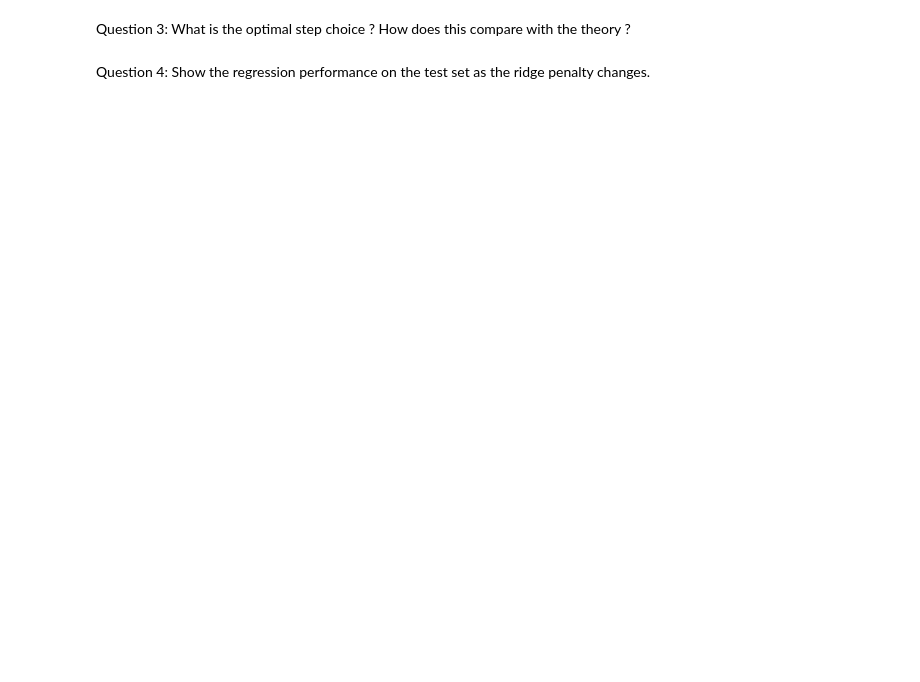
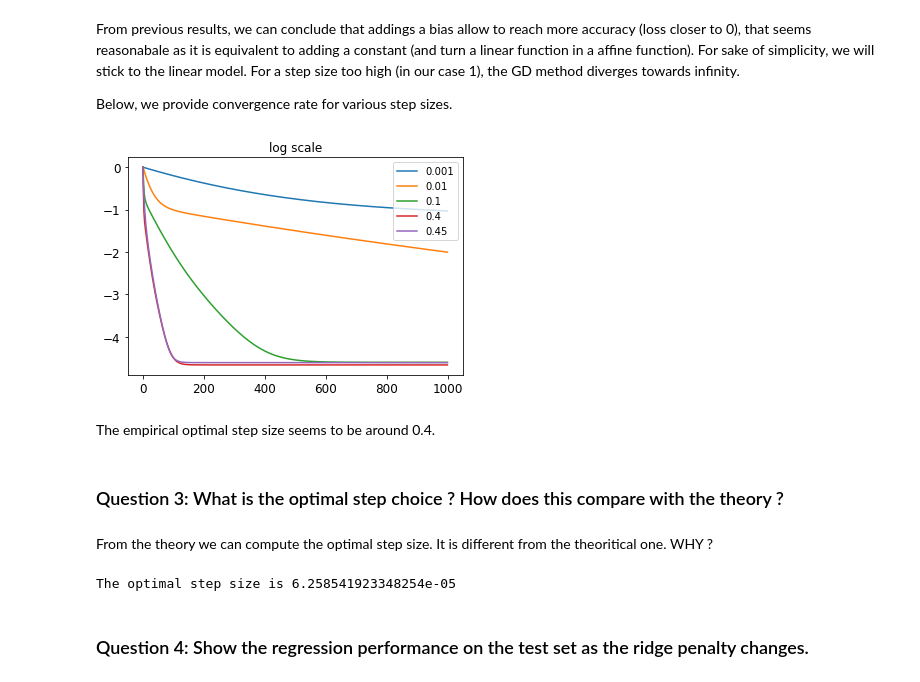
Before and after one commit to kunschg/Optimization-for-ML-, a Jupyter notebook: Part1-gradient-descent.ipynb, the cells around one changed output. Cells and saved outputs as stored; diff of their text form; code cells hidden in the pictures; blank space fills up the shorter version.

```diff
--- a/Part1-gradient-descent.ipynb
+++ b/Part1-gradient-descent.ipynb
@@ -28,0 +100,18 @@ Question 2: Implement gradient descent for regression (l2 loss) or classificatio
+# %%
+TRAINING_RATIO = 0.75
+
+N = len(Y_shuffled) #numbers of rows
+D = len(A_shuffled[0,:]) #number of features
+N_TRAIN = int(TRAINING_RATIO*N) # number of rows in the training set
+N_TEST = N - N_TRAIN # number of rows in the test set
+
+A_train = A_shuffled[:N_TRAIN,:]
+Y_train = Y_shuffled[:N_TRAIN]
+
+A_test = A_shuffled[N_TRAIN:,:]
+Y_test = Y_shuffled[N_TRAIN:]
+
+#we will normalize our data as well to better performance (less anisotropy, so the Gradient descent sould be faster)
+mean = A_train.mean(axis=0)
+std = A_train.std(axis=0)
+A_train = (A_train-mean)/std
@@ -29,4 +182,52 @@ Question 2: Implement gradient descent for regression (l2 loss) or classificatio
+# %% [markdown]
+From previous results, we can conclude that addings a bias allow to reach more accuracy (loss closer to 0), that seems reasonabale as it is equivalent to adding a constant (and turn a linear function in a affine function). For sake of simplicity, we will stick to the linear model.
+For a step size too high (in our case 1), the GD method diverges towards infinity.
+
+Below, we provide convergence rate for various step sizes.
+# %%
+niter = 1000
+ridge_parameter = 0.2
+flist = np.zeros((niter,1))
+
+step_size_mult = [0.001,0.01,0.1,0.4,0.45]
+
+xopt = np.linalg.solve( A_train.transpose().dot(A_train) + ridge_parameter*np.eye(D), A_train.transpose().dot(Y_train) )
+plt.clf
+
+fig, ax  = plt.subplots(1, 1)
+
+for istep in np.arange(0,5):
+    step_size = step_size_mult[istep]
+
+    x = np.random.rand(D) #because x takes in account no bias
+    for i in np.arange(0,niter):
+        flist[i] = (1/N_TRAIN)*np.linalg.norm(np.dot(A_train,x)-Y_train)**2 + (1/N_TRAIN)*ridge_parameter*x.transpose().dot(x)
+        grad = (2/N_TRAIN)*A_train.T.dot(np.dot(A_train,x)-Y_train)+(2/N_TRAIN)*ridge_parameter*x
+        x = x - step_size*grad
+    #plt.subplot(2,1,2)
+    e = np.log10( flist - (1/N_TRAIN)*np.linalg.norm(np.dot(A_train,xopt)-Y_train)**2 + (1/N_TRAIN)*ridge_parameter*xopt.transpose().dot(xopt) +1e-20)
+    ax.plot(e-e[0], label=str(step_size_mult[istep]))
+    ax.axis('tight')
+    leg = ax.legend()
+    #ax2.legend( str( tau_mult[itau] ) )
+    plt.title('log scale')
+# %% [output]
+[figure, added]
+# %% [markdown]
+The empirical optimal step size seems to be around 0.4.
 # %% [markdown]
-Question 3: What is the optimal step choice ? How does this compare with the theory ?
+### Question 3: What is the optimal step choice ? How does this compare with the theory ?
+# %% [markdown]
+From the theory we can compute the optimal step size. It is different from the theoritical one. WHY ?
+# %%
+
+#TO DO: CHECK
+# doesn't seem to work, don't relate to what we have in practice
+
+C = A_train.T.dot(A_train)
+step_size_optimal = 2/(np.linalg.norm(C,2) + np.linalg.norm(C,-2)) # we use a power 2 to get the eigenvalue and not the singular value
+print(f"The optimal step size is {step_size_optimal}")
+# %% [output]
+The optimal step size is 6.258541923348254e-05
 # %% [markdown]
-Question 4: Show the regression performance on the test set as the ridge penalty changes.
+### Question 4: Show the regression performance on the test set as the ridge penalty changes.
```
Also changed, not shown: parts of 21 cells of this notebook, 2 other files.
